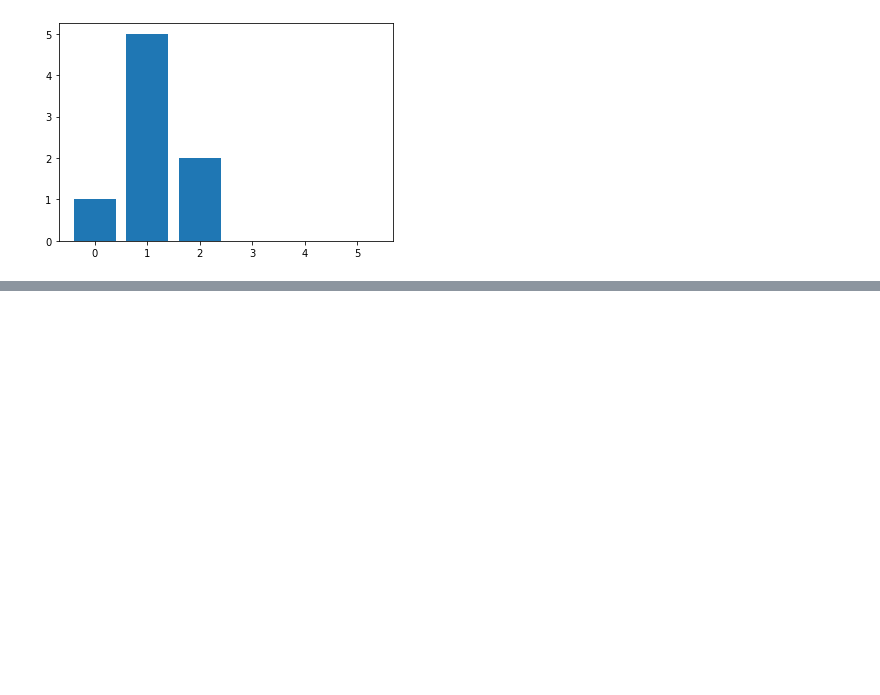
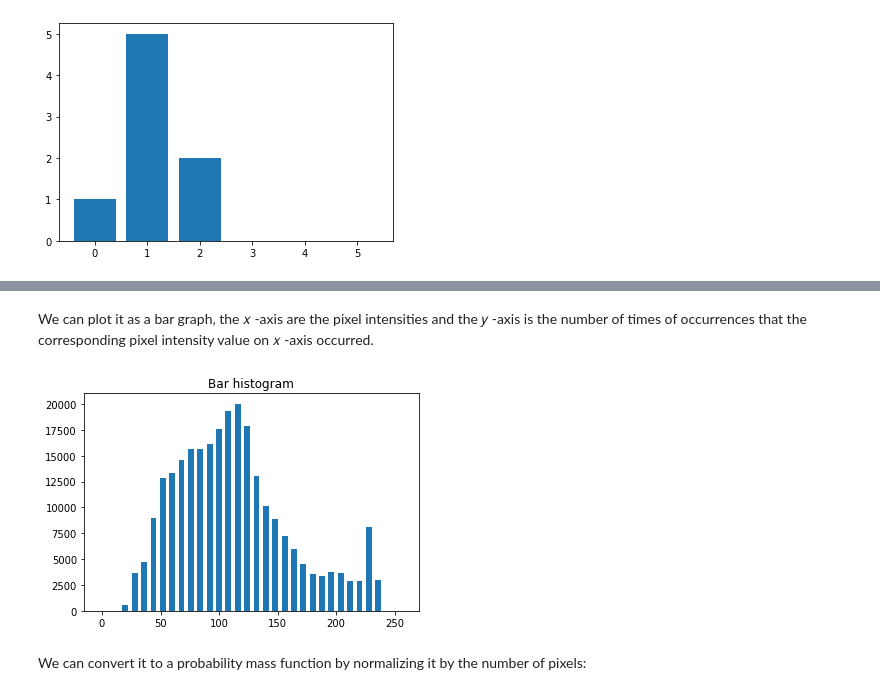
Before and after one commit to vinay030901/Machine-Learning, a Jupyter notebook: ComputerVision/histogramAnsIntensityTransformations.ipynb, the cells around one changed output, grey strips where cells are left out. Cells and saved outputs as stored; diff of their text form; code cells hidden in the pictures; blank space fills up the shorter version.

```diff
--- a/ComputerVision/histogramAnsIntensityTransformations.ipynb
+++ b/ComputerVision/histogramAnsIntensityTransformations.ipynb
@@ -53,0 +66,13 @@ plt.show()
+# %%
+hist=cv2.calcHist([goldhill],[0],None,[256],[0,256])
+# %% [markdown]
+We can plot it as a bar graph, the  𝑥 -axis are the pixel intensities and the  𝑦 -axis is the number of times of occurrences that the corresponding pixel intensity value on  𝑥 -axis occurred.
+# %%
+intensity_values = np.array([x for x in range(hist.shape[0])])
+plt.bar(intensity_values, hist[:,0], width = 5)
+plt.title("Bar histogram")
+plt.show()
+# %% [output]
+[figure, added]
+# %% [markdown]
+We can convert it to a probability mass function by normalizing it by the number of pixels:
```
Also changed, not shown: parts of 30 cells of this notebook, 2 other files.
